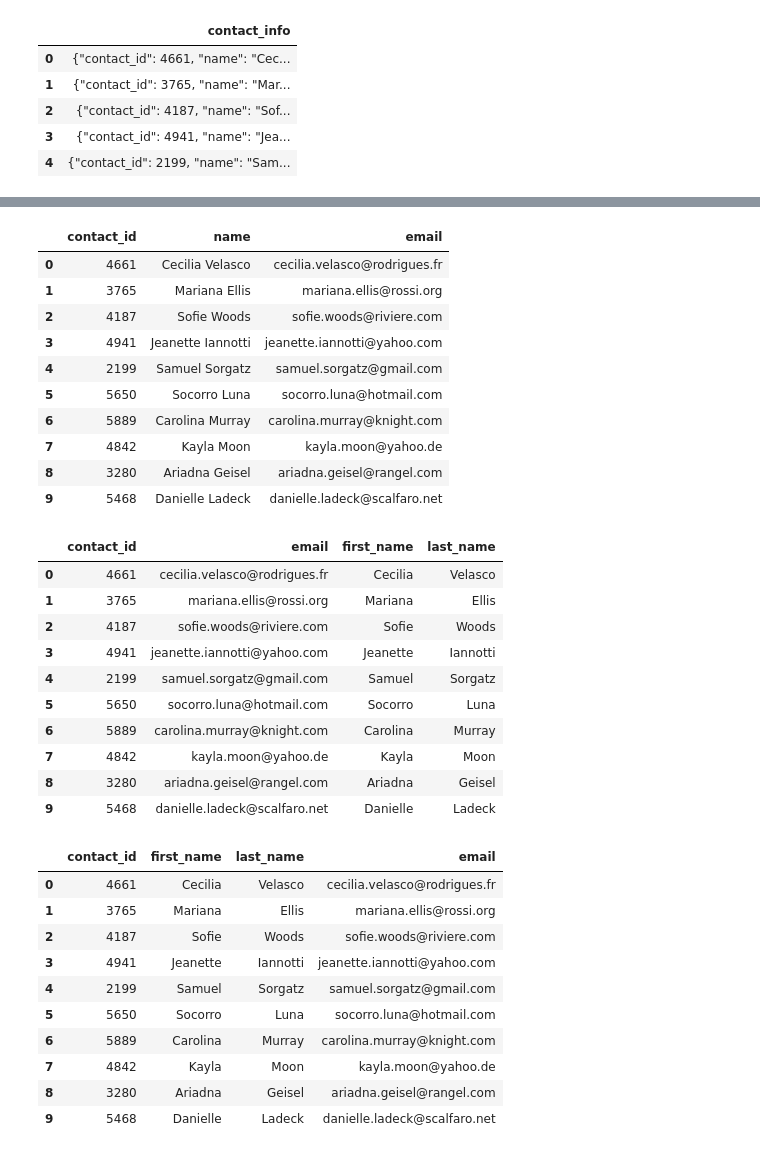
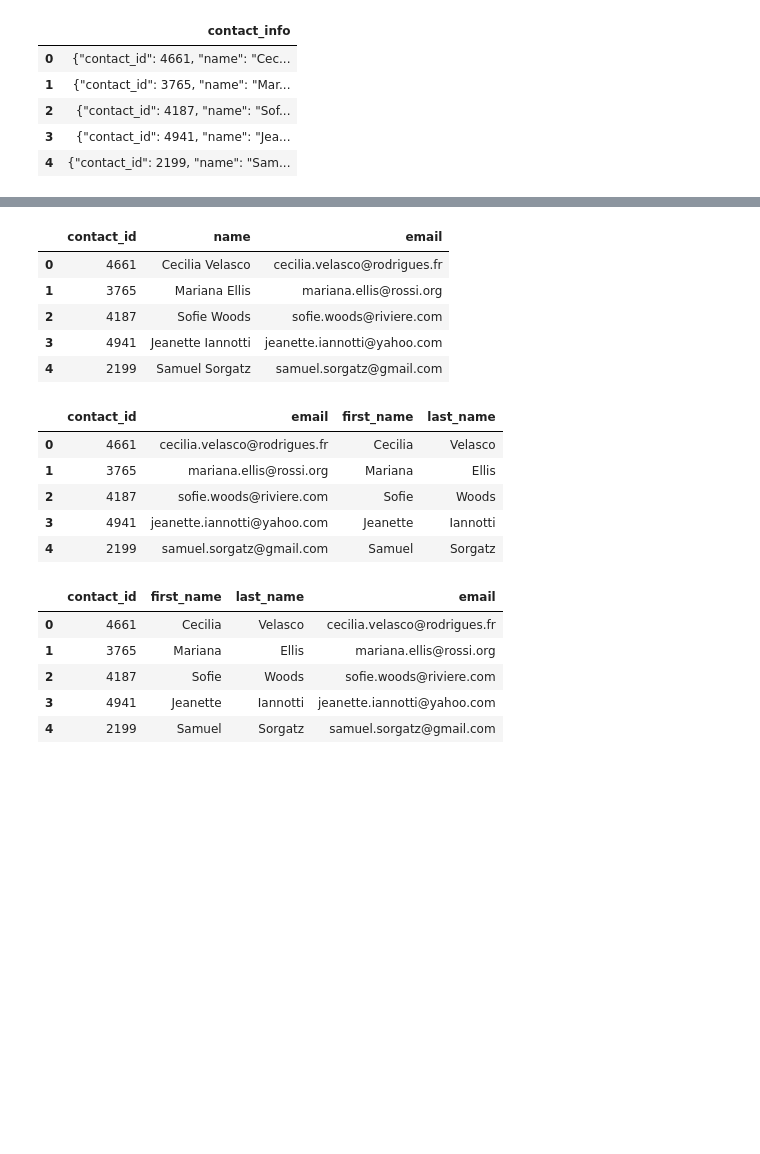
Before and after one commit to VictoriaScott-re/Crowdfunding_ETL, a Jupyter notebook: ETL_Mini_Project_SShahid_VScott.ipynb, the cells around one changed output, grey strips where cells are left out. Cells and saved outputs as stored; diff of their text form; code cells hidden in the pictures; blank space fills up the shorter version.

```diff
--- a/ETL_Mini_Project_SShahid_VScott.ipynb
+++ b/ETL_Mini_Project_SShahid_VScott.ipynb
@@ -368,3 +405,5 @@ memory usage: 15.8+ KB
 # %%
 # Convert the "contact_id" column to an int64 data type.
+contact_info_df['contact_id'] = contact_info_df['contact_id'].astype('int64')
+contact_info_df.dtypes
 # %% [output]
@@ -380,3 +413,6 @@ memory usage: 15.8+ KB
 # %%
 # Extract the name of the contact and add it to a new column.
+p = r'"name":\s*"([^"]+)"'
+contact_info_df['name'] = contact_info_df['contact_info'].str.extract(p)
+contact_info_df[['contact_id', 'name']]
 # %% [output]
@@ -394,3 +432,6 @@ memory usage: 15.8+ KB
 # %%
 # Extract the email from the contacts and add the values to a new column.
+p = r'"email":\s*"([^"]+)"'
+contact_info_df['email'] = contact_info_df['contact_info'].str.extract(p)
+contact_info_df[['contact_id', 'name', 'email']]
 # %% [output]
@@ -408,5 +451,7 @@ memory usage: 15.8+ KB
 # %%
 # Create a copy of the contact_info_df with the 'contact_id', 'name', 'email' columns.
+contact_info_subset_df = contact_info_df[['contact_id', 'name', 'email']].copy()
+contact_info_subset_df.head()
 # %% [output]
 |  | contact_id | name | email |
 | 0 | 4661 | Cecilia Velasco | cecilia.velasco@rodrigues.fr |
@@ -414,30 +459,25 @@ memory usage: 15.8+ KB
 | 2 | 4187 | Sofie Woods | sofie.woods@riviere.com |
 | 3 | 4941 | Jeanette Iannotti | jeanette.iannotti@yahoo.com |
 | 4 | 2199 | Samuel Sorgatz | samuel.sorgatz@gmail.com |
-| 5 | 5650 | Socorro Luna | socorro.luna@hotmail.com |
-| 6 | 5889 | Carolina Murray | carolina.murray@knight.com |
-| 7 | 4842 | Kayla Moon | kayla.moon@yahoo.de |
-| 8 | 3280 | Ariadna Geisel | ariadna.geisel@rangel.com |
-| 9 | 5468 | Danielle Ladeck | danielle.ladeck@scalfaro.net |
 # %%
 # Create a "first"name" and "last_name" column with the first and last names from the "name" column.
-
+p_name = r'([^ ]+) ([^ ]+)'
+contact_info_subset_df[['first_name', 'last_name']] = contact_info_subset_df['name'].str.extract(p_name)
 
 # Drop the contact_name column
+contact_info_subset_df.drop(columns=['name'], inplace=True)
+contact_info_subset_df.head()
 # %% [output]
 |  | contact_id | email | first_name | last_name |
 | 0 | 4661 | cecilia.velasco@rodrigues.fr | Cecilia | Velasco |
 | 1 | 3765 | mariana.ellis@rossi.org | Mariana | Ellis |
 | 2 | 4187 | sofie.woods@riviere.com | Sofie | Woods |
 | 3 | 4941 | jeanette.iannotti@yahoo.com | Jeanette | Iannotti |
 | 4 | 2199 | samuel.sorgatz@gmail.com | Samuel | Sorgatz |
-| 5 | 5650 | socorro.luna@hotmail.com | Socorro | Luna |
-| 6 | 5889 | carolina.murray@knight.com | Carolina | Murray |
-| 7 | 4842 | kayla.moon@yahoo.de | Kayla | Moon |
-| 8 | 3280 | ariadna.geisel@rangel.com | Ariadna | Geisel |
-| 9 | 5468 | danielle.ladeck@scalfaro.net | Danielle | Ladeck |
 # %%
 # Reorder the columns
+contact_info_subset_df = contact_info_subset_df[['contact_id', 'first_name', 'last_name', 'email']]
+contact_info_subset_df.head()
 # %% [output]
 |  | contact_id | first_name | last_name | email |
 | 0 | 4661 | Cecilia | Velasco | cecilia.velasco@rodrigues.fr |
@@ -445,10 +485,5 @@ memory usage: 15.8+ KB
 | 2 | 4187 | Sofie | Woods | sofie.woods@riviere.com |
 | 3 | 4941 | Jeanette | Iannotti | jeanette.iannotti@yahoo.com |
 | 4 | 2199 | Samuel | Sorgatz | samuel.sorgatz@gmail.com |
-| 5 | 5650 | Socorro | Luna | socorro.luna@hotmail.com |
-| 6 | 5889 | Carolina | Murray | carolina.murray@knight.com |
-| 7 | 4842 | Kayla | Moon | kayla.moon@yahoo.de |
-| 8 | 3280 | Ariadna | Geisel | ariadna.geisel@rangel.com |
-| 9 | 5468 | Danielle | Ladeck | danielle.ladeck@scalfaro.net |
 # %%
 # Check the datatypes one more time before exporting as CSV file.
```
Also changed, not shown: parts of 37 cells of this notebook, 7 other files.
